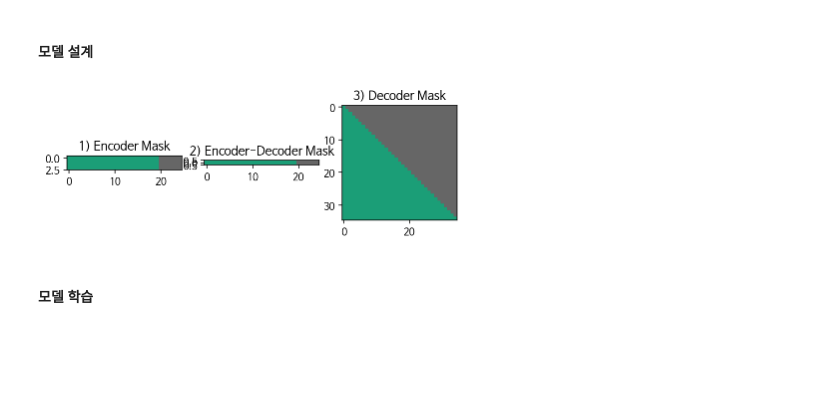
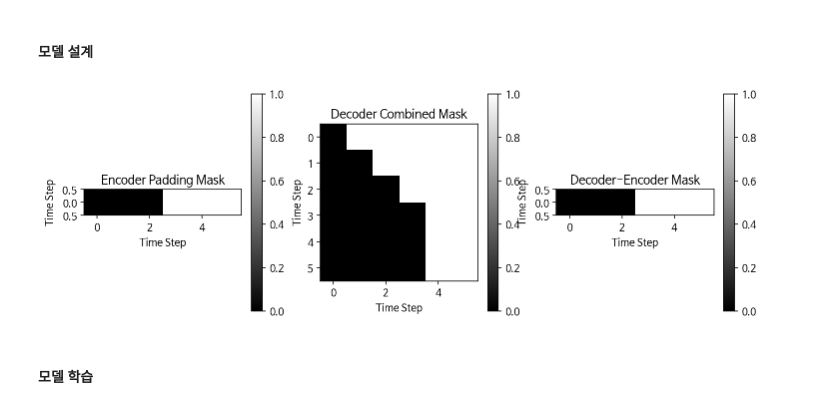
Before and after one commit to Sanghoney96/Aiffel_quest_rs, a Jupyter notebook: GoingDeeper/Quest05/transformer_nmt.ipynb, the cells around one changed output. Cells and saved outputs as stored; diff of their text form; code cells hidden in the pictures; blank space fills up the shorter version.

```diff
--- a/GoingDeeper/Quest05/transformer_nmt.ipynb
+++ b/GoingDeeper/Quest05/transformer_nmt.ipynb
@@ -482,43 +470,33 @@ def generate_causality_mask(size):
 
 def generate_masks(src, tgt):
     enc_mask = generate_padding_mask(src)
-    dec_mask = generate_causality_mask(tf.shape(tgt)[1])
-    dec_enc_mask = generate_padding_mask(src)
-
-    return enc_mask, dec_enc_mask, dec_mask
+    dec_target_padding_mask = generate_padding_mask(tgt)
+    look_ahead_mask = generate_causality_mask(tf.shape(tgt)[1])
+    combined_mask = tf.maximum(dec_target_padding_mask, look_ahead_mask)
+    dec_enc_mask = enc_mask
+    return enc_mask, combined_mask, dec_enc_mask
-# %%
-batch, length = 16, 20
-src_padding = 5
-tgt_padding = 15
-
-src_pad = tf.zeros(shape=(batch, src_padding))
-tgt_pad = tf.zeros(shape=(batch, tgt_padding))
-
-sample_data = tf.ones(shape=(batch, length))
-
-sample_src = tf.concat([sample_data, src_pad], axis=-1)
-sample_tgt = tf.concat([sample_data, tgt_pad], axis=-1)
-
-enc_mask, dec_enc_mask, dec_mask = \
-generate_masks(sample_src, sample_tgt)
-
-fig = plt.figure(figsize=(7, 7))
-
-ax1 = fig.add_subplot(131)
-ax2 = fig.add_subplot(132)
-ax3 = fig.add_subplot(133)
-
-ax1.set_title('1) Encoder Mask')
-ax2.set_title('2) Encoder-Decoder Mask')
-ax3.set_title('3) Decoder Mask')
-
-ax1.imshow(enc_mask[:3, 0, 0].numpy(), cmap='Dark2')
-ax2.imshow(dec_enc_mask[0, 0].numpy(), cmap='Dark2')
-ax3.imshow(dec_mask.numpy(), cmap='Dark2')
-
-plt.show()
-# %% [output]
-[figure, removed]
+# %%
+# 샘플 입력 데이터
+src = tf.constant([[7, 6, 8, 0, 0, 0]])  # 패딩 포함
+tgt = tf.constant([[1, 2, 3, 4, 0, 0]])     # 패딩 포함
+
+# 마스크 생성
+enc_mask, combined_mask, dec_enc_mask = generate_masks(src, tgt)
+
+masks = [enc_mask[0, 0].numpy(), combined_mask[0].numpy().squeeze(), dec_enc_mask[0, 0].numpy()]
+titles = ['Encoder Padding Mask', 'Decoder Combined Mask', 'Decoder-Encoder Mask']
+
+plt.figure(figsize=(12, 4))
+for i, mask in enumerate(masks):
+    plt.subplot(1, 3, i + 1)
+    plt.imshow(mask, cmap='gray')
+    plt.title(titles[i])
+    plt.xlabel('Time Step')
+    plt.ylabel('Time Step')
+    plt.colorbar()
+plt.show()
+# %% [output]
+[figure, added]
 # %% [markdown]
 #### 모델 학습
 # %%
```
Also changed, not shown: parts of 24 cells of this notebook, 6 other files.
